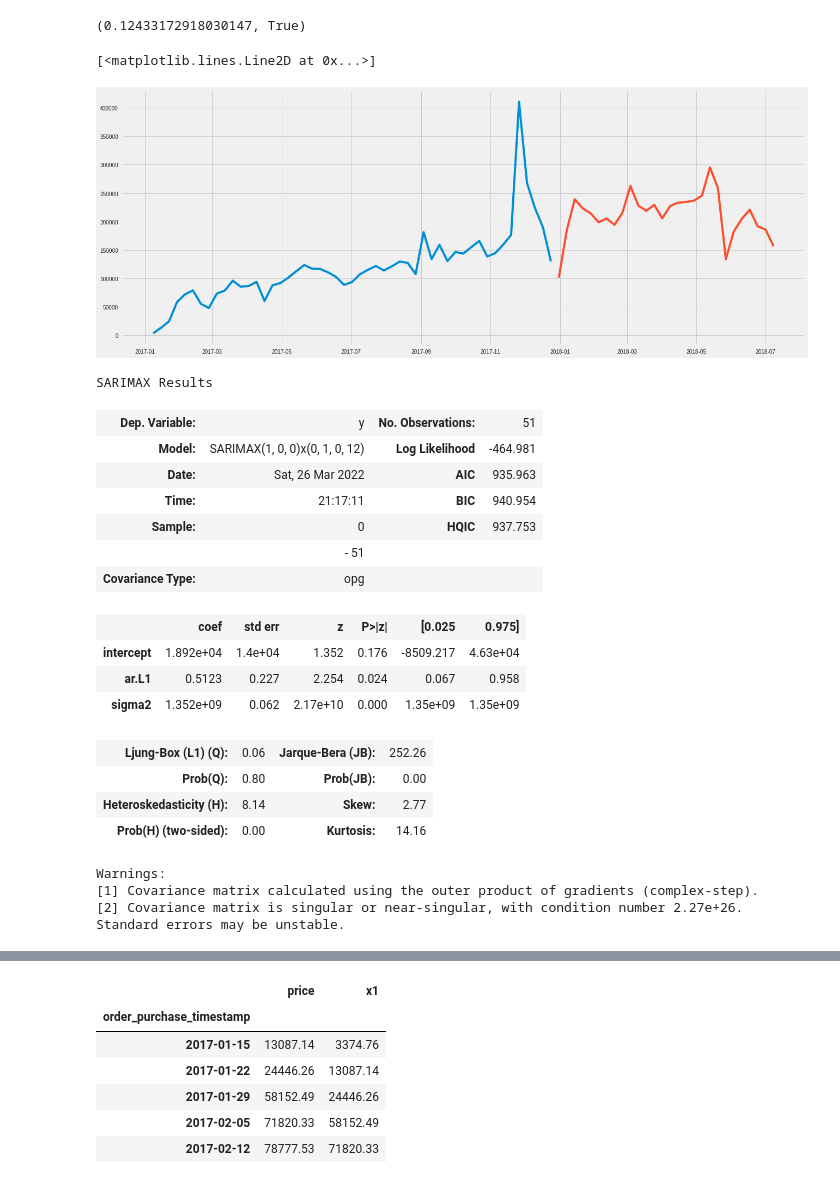
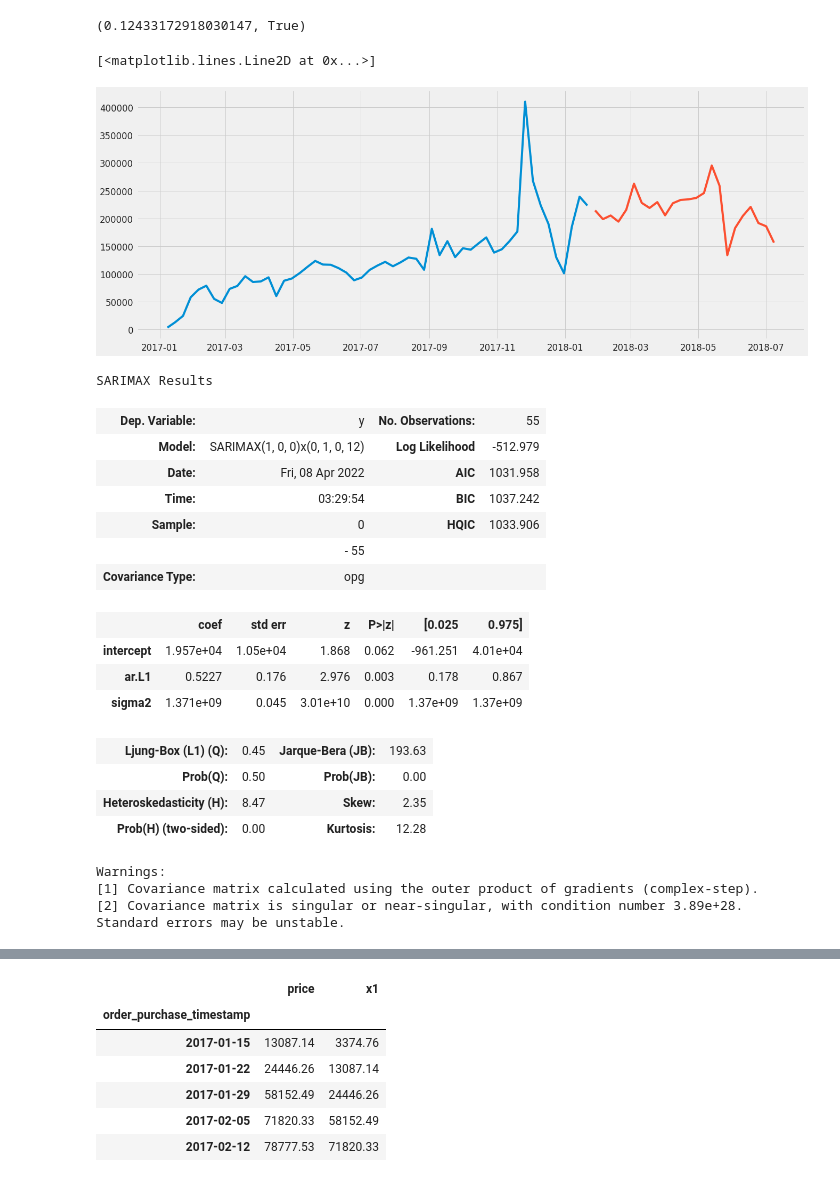
Before and after one commit to AlexanderVieira/EcommerceAnalytics, a Jupyter notebook: Code/Model/Experiment1/model_evaluation.ipynb, the cells around one changed output, grey strips where cells are left out. Drawn from its saved outputs; the diff is of its cells as text; code cells hidden in the pictures.

```diff
--- a/Code/Model/Experiment1/model_evaluation.ipynb
+++ b/Code/Model/Experiment1/model_evaluation.ipynb
@@ -450,37 +450,37 @@ is_stationary is deprecated and will be removed in a future release of pmdarima.
 (0.12433172918030147, True)
 # %%
 #dataTimeMean = dataTimeMean.drop(columns=['pred_1', 'x1'], axis=0)
-train, test = model_selection.train_test_split(dataTimeMean, train_size=0.65)
+training, testing = model_selection.train_test_split(dataTimeMean, train_size=0.70)
 #train_size = int(len(dataTimeMean.price) * 2 / 3)
 #train = dataTimeMean[:train_size]
 #test = dataTimeMean[train_size-1:]
 fig, axes = plt.subplots(1, 1, figsize=(20,8), sharex=True)
-plt.plot(train)
-plt.plot(test)
+plt.plot(training)
+plt.plot(testing)
 # %% [output]
 [<matplotlib.lines.Line2D at 0x...>]
-[figure, old version]
+[figure, new version]
 # %%
-auto_arima_model = auto_arima(train, m=12, seazonal=False, trace=False, random_state=1, n_fits=50)
+auto_arima_model = auto_arima(training, m=12, seazonal=True, trace=False, random_state=1, n_fits=50)
 auto_arima_model.summary()
 # %% [output]
 SARIMAX Results
-| Dep. Variable: | y | No. Observations: | 51 |
-| Model: | SARIMAX(1, 0, 0)x(0, 1, 0, 12) | Log Likelihood | -464.981 |
-| Date: | Sat, 26 Mar 2022 | AIC | 935.963 |
-| Time: | 21:17:11 | BIC | 940.954 |
-| Sample: | 0 | HQIC | 937.753 |
-|  | - 51 |  |  |
+| Dep. Variable: | y | No. Observations: | 55 |
+| Model: | SARIMAX(1, 0, 0)x(0, 1, 0, 12) | Log Likelihood | -512.979 |
+| Date: | Fri, 08 Apr 2022 | AIC | 1031.958 |
+| Time: | 03:29:54 | BIC | 1037.242 |
+| Sample: | 0 | HQIC | 1033.906 |
+|  | - 55 |  |  |
 | Covariance Type: | opg |  |  |
 |  | coef | std err | z | P>|z| | [0.025 | 0.975] |
-| intercept | 1.892e+04 | 1.4e+04 | 1.352 | 0.176 | -8509.217 | 4.63e+04 |
-| ar.L1 | 0.5123 | 0.227 | 2.254 | 0.024 | 0.067 | 0.958 |
-| sigma2 | 1.352e+09 | 0.062 | 2.17e+10 | 0.000 | 1.35e+09 | 1.35e+09 |
+| intercept | 1.957e+04 | 1.05e+04 | 1.868 | 0.062 | -961.251 | 4.01e+04 |
+| ar.L1 | 0.5227 | 0.176 | 2.976 | 0.003 | 0.178 | 0.867 |
+| sigma2 | 1.371e+09 | 0.045 | 3.01e+10 | 0.000 | 1.37e+09 | 1.37e+09 |
-| Ljung-Box (L1) (Q): | 0.06 | Jarque-Bera (JB): | 252.26 |
-| Prob(Q): | 0.80 | Prob(JB): | 0.00 |
-| Heteroskedasticity (H): | 8.14 | Skew: | 2.77 |
-| Prob(H) (two-sided): | 0.00 | Kurtosis: | 14.16 |
+| Ljung-Box (L1) (Q): | 0.45 | Jarque-Bera (JB): | 193.63 |
+| Prob(Q): | 0.50 | Prob(JB): | 0.00 |
+| Heteroskedasticity (H): | 8.47 | Skew: | 2.35 |
+| Prob(H) (two-sided): | 0.00 | Kurtosis: | 12.28 |
 Warnings:
 [1] Covariance matrix calculated using the outer product of gradients (complex-step).
-[2] Covariance matrix is singular or near-singular, with condition number 2.27e+26. Standard errors may be unstable.
+[2] Covariance matrix is singular or near-singular, with condition number 3.89e+28. Standard errors may be unstable.
 # %%
```
Also changed, not shown: parts of 48 cells of this notebook.
